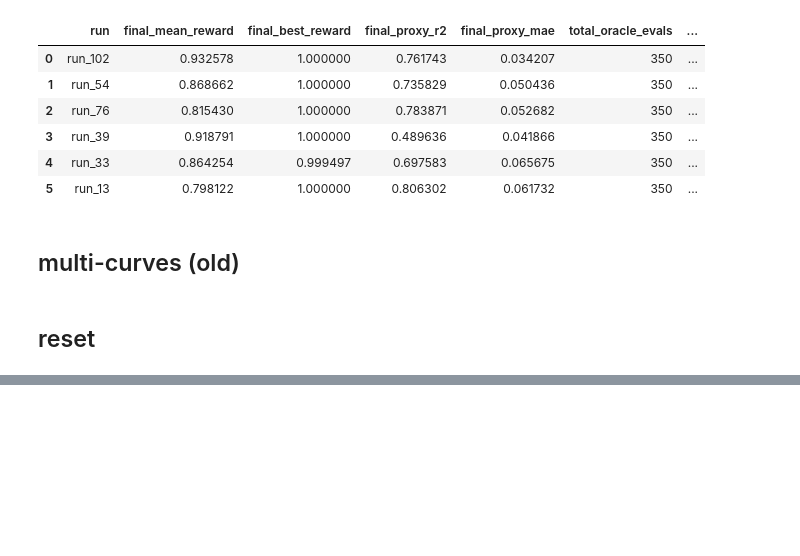
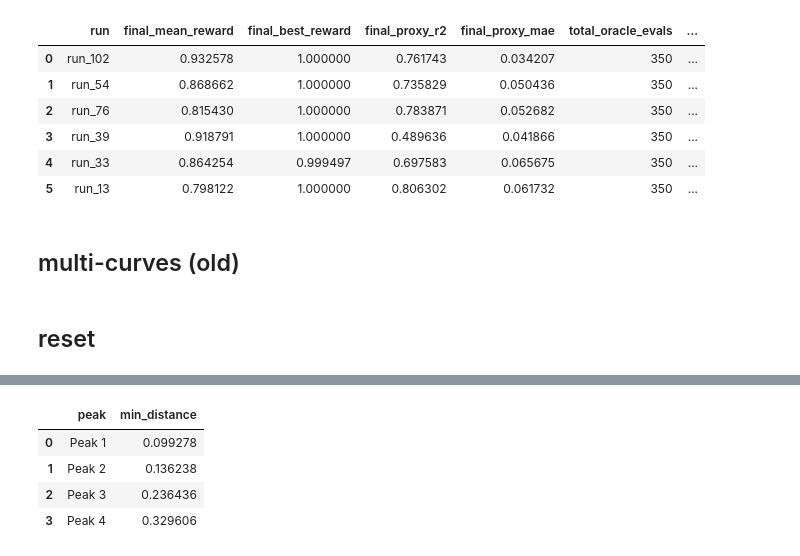
Before and after one commit to valent33/gflownet, a Jupyter notebook: ilovevisualizations.ipynb, the cells around one changed output, grey strips where cells are left out. Cells and saved outputs as stored; diff of their text form; code cells hidden in the pictures; blank space fills up the shorter version.

```diff
--- a/ilovevisualizations.ipynb
+++ b/ilovevisualizations.ipynb
@@ -468,3 +517,11 @@ for samp in df["sampling_strategy"].unique():
     sampled_dict_all[samp] = prepare_run_embedding(pooled, preprocessor, reducer)
 # %%
 plot_exploration_dashboard(sampled_dict_all, preprocessor)
+# %%
+compute_peak_distances(sampled_dict_all['genetic'])
+# %% [output]
+|  | peak | min_distance |
+| 0 | Peak 1 | 0.099278 |
+| 1 | Peak 2 | 0.136238 |
+| 2 | Peak 3 | 0.236436 |
+| 3 | Peak 4 | 0.329606 |
```
Also changed, not shown: parts of 8 cells of this notebook.
